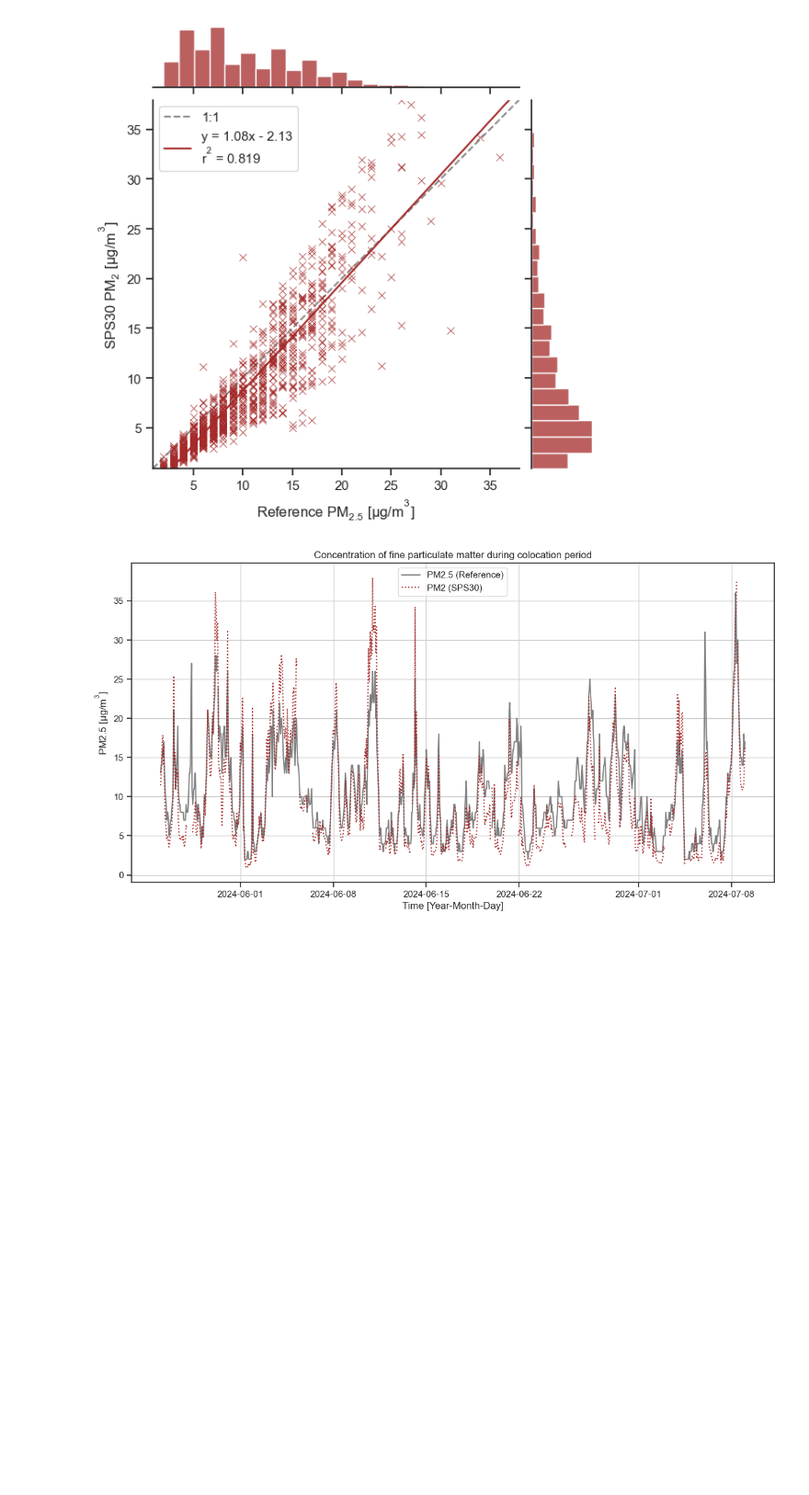
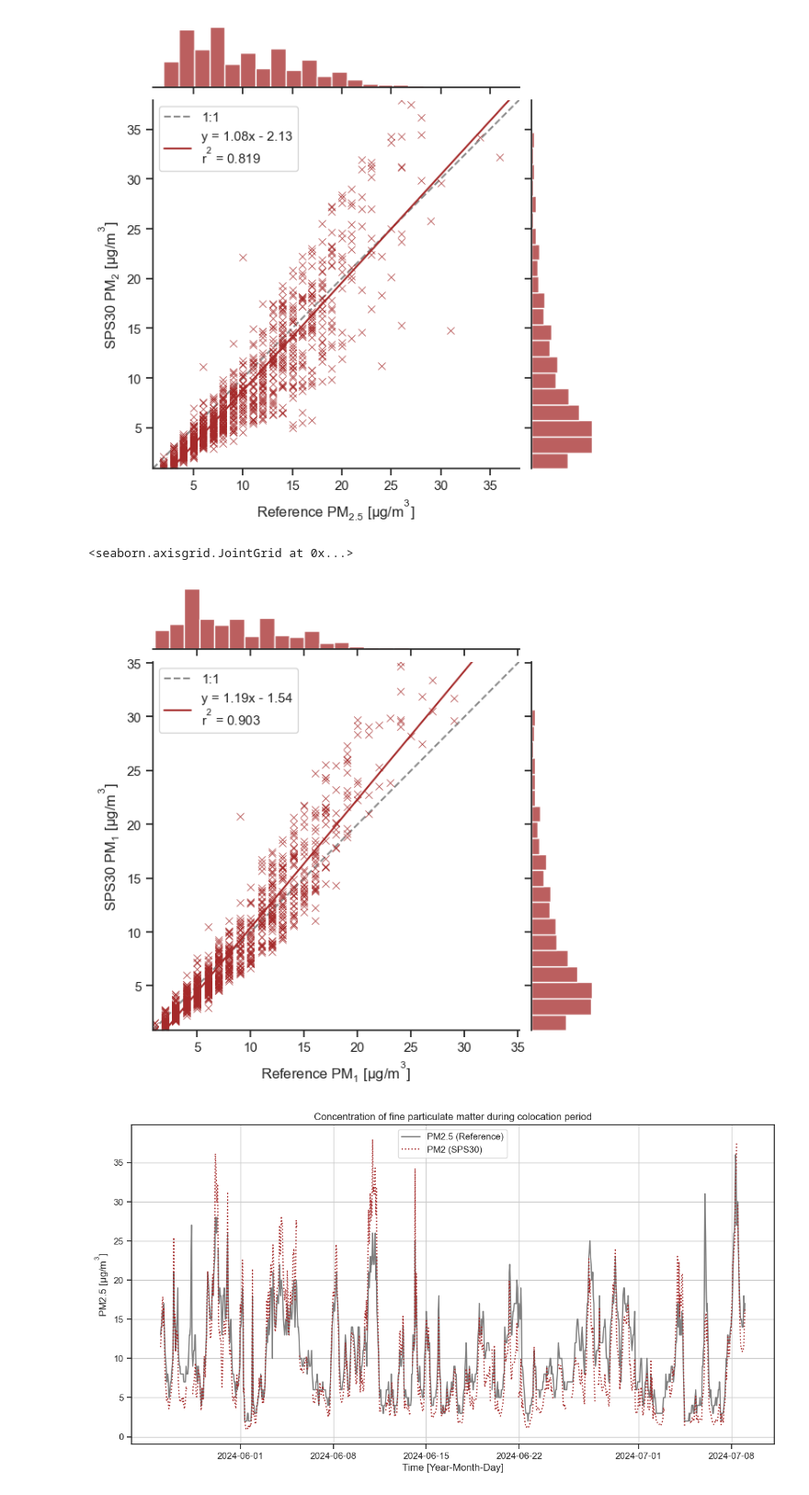
Before and after one commit to vn-hub/koloka, a Jupyter notebook: Eval3_summer.ipynb, the cells around one changed output. Shown: that part at 92% size. Cells and saved outputs as stored; diff of their text form; code cells hidden in the pictures; blank space fills up the shorter version.

Commit message:
Added PM1 regplot
Additional PM1 linear regression plot for spring and summer data

```diff
--- a/Eval3_summer.ipynb
+++ b/Eval3_summer.ipynb
@@ -357,6 +357,21 @@ pm.set_axis_labels(xlabel="Reference $PM_{2.5}$ [$µg/m^{3}$]", ylabel="SPS30 $P
 # %% [output]
 <seaborn.axisgrid.JointGrid at 0x...>
 [figure]
+# %%
+df["PM_1_y"] = pd.to_numeric(df["PM_1_y"], errors='coerce')
+
+pm = atmospy.regplot(
+    data=df,
+    x="PM01 [ug/m3]",
+    y="PM_1_y",
+    color="brown",
+    marker='x',
+#    fit_reg=False
+)
+pm.set_axis_labels(xlabel="Reference $PM_{1}$ [$µg/m^{3}$]", ylabel="SPS30 $PM_{1}$ [$µg/m^{3}$]")
+# %% [output]
+<seaborn.axisgrid.JointGrid at 0x...>
+[figure, added]
 # %%
 plt.figure(figsize=(14, 7))
 
```
Also changed, not shown: 1 other file.
